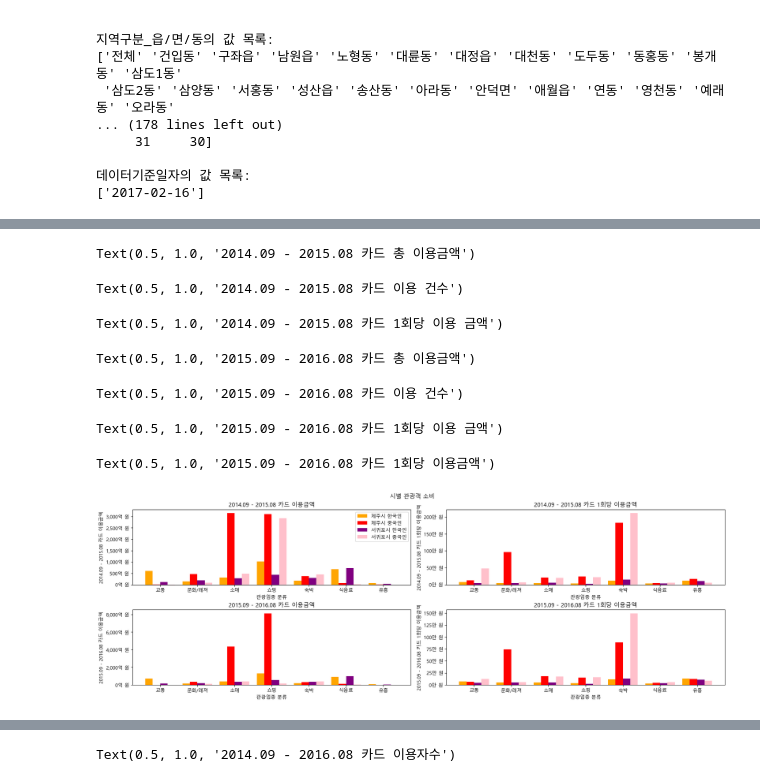
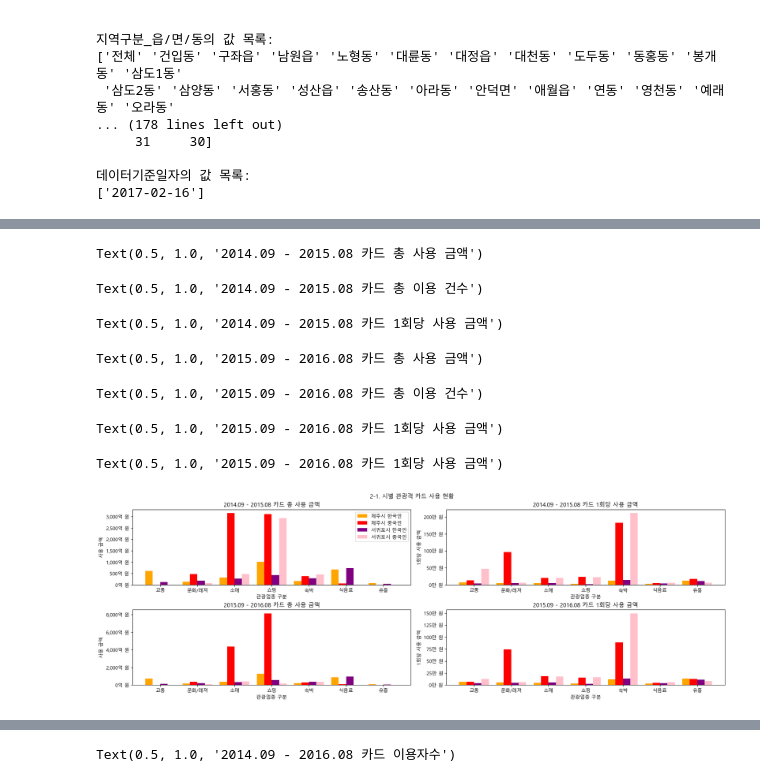
Before and after one commit to imbesky/jeju_spend, a Jupyter notebook: analysis.ipynb, the cells around one changed output, grey strips where cells are left out. Saved outputs shown, nothing was run; the diff lists cells and outputs as text; code cells hidden in the pictures.

```diff
--- a/analysis.ipynb
+++ b/analysis.ipynb
@@ -98,18 +97,17 @@ Text(0.5, 0.98, '총 소비')
 # 1) 제주도민/내국인/중국인 별 2014.09 - 2015.08 카드 총 이용금액 비교
 
 axs[0,0].bar(index-width, total_kj.iloc[:, 1], width, color='green', label='제주도민')
-axs[0,0].bar(index, total_knj.iloc[:, 1], width, color='blue', label='내국인')
+axs[0,0].bar(index, total_knj.iloc[:, 1], width, color='blue', label='제주도민 외 한국인')
 axs[0,0].bar(index+width, total_c.iloc[:, 1], width, color='red', label='중국인')
+axs[0,0].legend()
 
 axs[0,0].set_xticks(index, categories)
 axs[0,0].set_yticklabels([f'{int(y/100000000):,}억 원' for y in axs[0,0].get_yticks()])
-axs[0,0].set_xlabel('관광업종 분류')
-axs[0,0].set_ylabel('이용 금액')
-axs[0,0].set_title('2014.09 - 2015.08 카드 총 이용금액')
-
-# 중국인 관광객의 경우 버스 요금을 알리페이 등의 방법으로 지불해 카드 이용 금액이 낮을 수 있음
+axs[0,0].set_xlabel('관광업종 구분')
+axs[0,0].set_ylabel('사용 금액')
+axs[0,0].set_title('2014.09 - 2015.08 카드 총 사용 금액')
 # %% [output]
-Text(0.5, 1.0, '2014.09 - 2015.08 카드 총 이용금액')
+Text(0.5, 1.0, '2014.09 - 2015.08 카드 총 사용 금액')
 # %%
 # 2) 제주도민/내국인/중국인 별 2014.09 - 2015.08 카드 이용 건수
 
@@ -119,11 +117,11 @@ axs[0,1].bar(index+width, total_c.iloc[:, 2], width, color='red')
 
 axs[0,1].set_xticks(index, categories)
 axs[0,1].set_yticklabels([f'{int(y/10000):,}만 건' for y in axs[0,1].get_yticks()])
-axs[0,1].set_xlabel('관광업종 분류')
+axs[0,1].set_xlabel('관광업종 구분')
 axs[0,1].set_ylabel('이용 건수')
-axs[0,1].set_title('2014.09 - 2015.08 카드 이용 건수')
+axs[0,1].set_title('2014.09 - 2015.08 카드 총 이용 건수')
 # %% [output]
-Text(0.5, 1.0, '2014.09 - 2015.08 카드 이용 건수')
+Text(0.5, 1.0, '2014.09 - 2015.08 카드 총 이용 건수')
 # %%
 # 3) 제주도민/내국인/중국인 별 2014.09 - 2015.08 카드 1회당 이용 금액
 
@@ -133,11 +131,11 @@ axs[0,2].bar(index+width, (total_c.iloc[:, 1] / total_c.iloc[:, 2]), width, colo
 
 axs[0,2].set_xticks(index, categories)
 axs[0,2].set_yticklabels([f'{int(y/10000):,}만 원' for y in axs[0,2].get_yticks()])
-axs[0,2].set_xlabel('관광업종 분류')
-axs[0,2].set_ylabel('1회당 이용 금액')
-axs[0,2].set_title('2014.09 - 2015.08 카드 1회당 이용 금액')
+axs[0,2].set_xlabel('관광업종 구분')
+axs[0,2].set_ylabel('1회당 사용 금액')
+axs[0,2].set_title('2014.09 - 2015.08 카드 1회당 사용 금액')
 # %% [output]
-Text(0.5, 1.0, '2014.09 - 2015.08 카드 1회당 이용 금액')
+Text(0.5, 1.0, '2014.09 - 2015.08 카드 1회당 사용 금액')
 # %%
 # 4) 제주도민/내국인/중국인 별 2015.09 - 2016.08 카드 이용금액
 
@@ -147,11 +145,11 @@ axs[1,0].bar(index+width, total_c.iloc[:, 4], width, color='red',)
 
 axs[1,0].set_xticks(index, categories)
 axs[1,0].set_yticklabels([f'{int(y/100000000):,}억 원' for y in axs[1,0].get_yticks()])
-axs[1,0].set_xlabel('관광업종 분류')
-axs[1,0].set_ylabel('이용 금액')
-axs[1,0].set_title('2015.09 - 2016.08 카드 총 이용금액')
+axs[1,0].set_xlabel('관광업종 구분')
+axs[1,0].set_ylabel('사용 금액')
+axs[1,0].set_title('2015.09 - 2016.08 카드 총 사용 금액')
 # %% [output]
-Text(0.5, 1.0, '2015.09 - 2016.08 카드 총 이용금액')
+Text(0.5, 1.0, '2015.09 - 2016.08 카드 총 사용 금액')
 # %%
 # 5) 제주도민/내국인/중국인 별 2015.09 - 2016.08 카드 이용 건수
 
@@ -161,11 +159,11 @@ axs[1,1].bar(index+width, total_c.iloc[:, 5], width, color='red',)
 
 axs[1,1].set_xticks(index, categories)
 axs[1,1].set_yticklabels([f'{int(y/10000):,}만 건' for y in axs[1,1].get_yticks()])
-axs[1,1].set_xlabel('관광업종 분류')
+axs[1,1].set_xlabel('관광업종 구분')
 axs[1,1].set_ylabel('이용 건수')
-axs[1,1].set_title('2015.09 - 2016.08 카드 이용 건수')
+axs[1,1].set_title('2015.09 - 2016.08 카드 총 이용 건수')
 # %% [output]
-Text(0.5, 1.0, '2015.09 - 2016.08 카드 이용 건수')
+Text(0.5, 1.0, '2015.09 - 2016.08 카드 총 이용 건수')
 # %%
 # 6) 제주도민/내국인/중국인 별 2015.09 - 2016.08 카드 1회당 이용 금액
 
@@ -175,9 +173,9 @@ axs[1,2].bar(index+width, (total_c.iloc[:, 4] / total_c.iloc[:, 5]), width, colo
 
 axs[1,2].set_xticks(index, categories)
 axs[1,2].set_yticklabels([f'{int(y/10000):,}만 원' for y in axs[1,2].get_yticks()])
-axs[1,2].set_xlabel('관광업종 분류')
-axs[1,2].set_ylabel('1회당 이용 금액')
-axs[1,2].set_title('2015.09 - 2016.08 카드 1회당 이용 금액')
+axs[1,2].set_xlabel('관광업종 구분')
+axs[1,2].set_ylabel('1회당 사용 금액')
+axs[1,2].set_title('2015.09 - 2016.08 카드 1회당 사용 금액')
 # %% [output]
-Text(0.5, 1.0, '2015.09 - 2016.08 카드 1회당 이용 금액')
+Text(0.5, 1.0, '2015.09 - 2016.08 카드 1회당 사용 금액')
 # %%
@@ -194,50 +192,50 @@ suguipo_k = card_korean[(card_korean['지역구분_시'] == '서귀포시') & (c
 suguipo_c = card_chinese[card_chinese['지역구분_시'] == '서귀포시'].iloc[:, np.r_[4, 6:12]].groupby('관광업종 구분').sum().reset_index()
 
 fig2, axs2 = plt.subplots(2, 2, figsize = (18, 6), constrained_layout=True)
-fig2.suptitle('시별 관광객 소비')
+fig2.suptitle('2-1. 시별 관광객 카드 사용 현황')
 
 axs2[0,0].bar(index - 1.5*width, jeju_k.iloc[:, 1], width, color = 'orange', label = '제주시 한국인')
 axs2[0,0].bar(index - 0.5*width, jeju_c.iloc[:, 1], width, color = 'red', label = '제주시 중국인')
 axs2[0,0].bar(index + 0.5*width, suguipo_k.iloc[:, 1], width, color = 'purple', label = '서귀포시 한국인')
 axs2[0,0].bar(index + 1.5*width, suguipo_c.iloc[:, 1], width, color = 'pink', label = '서귀포시 중국인')
 axs2[0,0].set_xticks(index, categories)
 axs2[0,0].set_yticklabels([f'{int(y/100000000):,}억 원' for y in axs2[0,0].get_yticks()])
-axs2[0,0].set_xlabel('관광업종 분류')
-axs2[0,0].set_ylabel('2014.09 - 2015.08 카드 이용금액')
-axs2[0,0].set_title('2014.09 - 2015.08 카드 이용금액')
+axs2[0,0].set_xlabel('관광업종 구분')
+axs2[0,0].set_ylabel('사용 금액')
+axs2[0,0].set_title('2014.09 - 2015.08 카드 총 사용 금액')
 
 axs2[0,0].legend()
 
 axs2[0,1].bar(index - 1.5*width, (jeju_k.iloc[:, 1] / jeju_k.iloc[:, 2]), width, color = 'orange')
 axs2[0,1].bar(index - 0.5*width, (jeju_c.iloc[:, 1] / jeju_c.iloc[:, 2]), width, color = 'red')
 axs2[0,1].bar(index + 0.5*width, (suguipo_k.iloc[:, 1] / suguipo_k.iloc[:, 2]), width, color = 'purple')
 axs2[0,1].bar(index + 1.5*width, (suguipo_c.iloc[:, 1] / suguipo_c.iloc[:, 2]), width, color = 'pink')
 axs2[0,1].set_xticks(index, categories)
 axs2[0,1].set_yticklabels([f'{int(y/10000):,}만 원' for y in axs2[0,1].get_yticks()])
-axs2[0,1].set_xlabel('관광업종 분류')
-axs2[0,1].set_ylabel('2014.09 - 2015.08 카드 1회당 이용금액')
-axs2[0,1].set_title('2014.09 - 2015.08 카드 1회당 이용금액')
+axs2[0,1].set_xlabel('관광업종 구분')
+axs2[0,1].set_ylabel('1회당 사용 금액')
+axs2[0,1].set_title('2014.09 - 2015.08 카드 1회당 사용 금액')
 
 axs2[1,0].bar(index - 1.5*width, jeju_k.iloc[:, 4], width, color = 'orange')
 axs2[1,0].bar(index - 0.5*width, jeju_c.iloc[:, 4], width, color = 'red')
 axs2[1,0].bar(index + 0.5*width, suguipo_k.iloc[:, 4], width, color = 'purple')
 axs2[1,0].bar(index + 1.5*width, suguipo_c.iloc[:, 4], width, color = 'pink')
 axs2[1,0].set_xticks(index, categories)
 axs2[1,0].set_yticklabels([f'{int(y/100000000):,}억 원' for y in axs2[1,0].get_yticks()])
-axs2[1,0].set_xlabel('관광업종 분류')
-axs2[1,0].set_ylabel('2015.09 - 2016.08 카드 이용금액')
-axs2[1,0].set_title('2015.09 - 2016.08 카드 이용금액')
+axs2[1,0].set_xlabel('관광업종 구분')
+axs2[1,0].set_ylabel('사용 금액')
+axs2[1,0].set_title('2015.09 - 2016.08 카드 총 사용 금액')
 
 axs2[1,1].bar(index - 1.5*width, (jeju_k.iloc[:, 4] / jeju_k.iloc[:, 5]), width, color = 'orange')
 axs2[1,1].bar(index - 0.5*width, (jeju_c.iloc[:, 4] / jeju_c.iloc[:, 5]), width, color = 'red')
 axs2[1,1].bar(index + 0.5*width, (suguipo_k.iloc[:, 4] / suguipo_k.iloc[:, 5]), width, color = 'purple')
 axs2[1,1].bar(index + 1.5*width, (suguipo_c.iloc[:, 4] / suguipo_c.iloc[:, 5]), width, color = 'pink')
 axs2[1,1].set_xticks(index, categories)
 axs2[1,1].set_yticklabels([f'{int(y/10000):,}만 원' for y in axs2[1,1].get_yticks()])
-axs2[1,1].set_xlabel('관광업종 분류')
-axs2[1,1].set_ylabel('2015.09 - 2016.08 카드 1회당 이용금액')
-axs2[1,1].set_title('2015.09 - 2016.08 카드 1회당 이용금액')
+axs2[1,1].set_xlabel('관광업종 구분')
+axs2[1,1].set_ylabel('1회당 사용 금액')
+axs2[1,1].set_title('2015.09 - 2016.08 카드 1회당 사용 금액')
 # %% [output]
-Text(0.5, 1.0, '2015.09 - 2016.08 카드 1회당 이용금액')
+Text(0.5, 1.0, '2015.09 - 2016.08 카드 1회당 사용 금액')
-[figure, old version]
+[figure, new version]
 # %%
```
Also changed, not shown: parts of 9 cells of this notebook.
